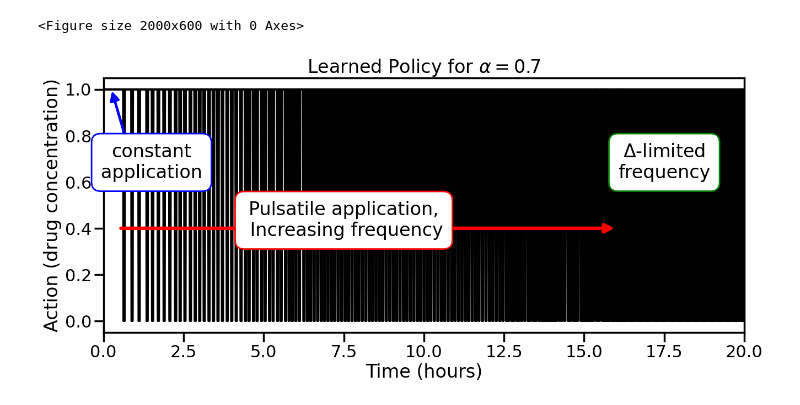
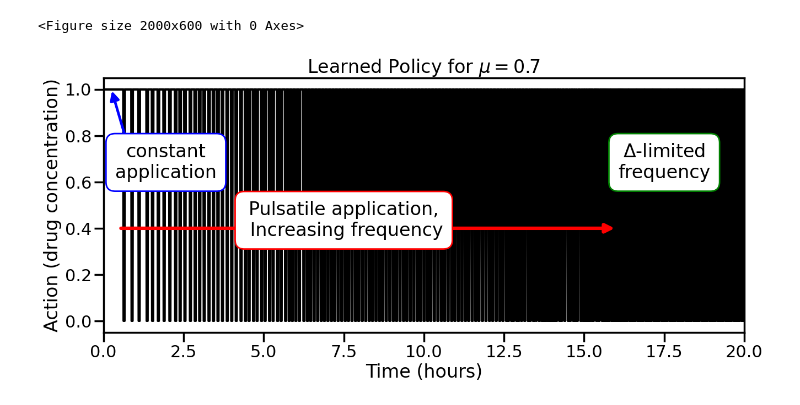
Before and after one commit to JacobHA/RL4Dosing, a Jupyter notebook: plot_data.ipynb, the cells around one changed output. Saved outputs shown, nothing was run; the diff lists cells and outputs as text; code cells hidden in the pictures.

```diff
--- a/plot_data.ipynb
+++ b/plot_data.ipynb
@@ -237,37 +237,38 @@ ax.plot(x,all_actions, 'k')
 ax.set_xlim(0,20)
 ax.set_ylabel('Action (drug concentration)')
 ax.set_xlabel('Time (hours)')
-ax.set_title(rf'Learned Policy for $\alpha={alpha}$')
+ax.set_title(rf'Learned Policy for $\mu={alpha}$')
 # Add a blue arrow annotation
 # Adjust the arrow annotation, shift it up by increasing the y-coordinates
 ax.annotate('', xy=(0.25, 1.0), xytext=(1.1, 0.6),  # shifted up by adjusting y values
              arrowprops=dict(color='blue', arrowstyle='-|>', lw=3.5))
 
 # Adjust the text annotation, shift it up by increasing the y value
-ax.text(1.5, 0.6, "constant\napplication", ha='center', va='bottom',
+ax.text(1.95, 0.6, "constant\napplication", ha='center', va='bottom',
         bbox=dict(facecolor='white', edgecolor='blue', boxstyle='round,pad=0.5'))
 
 
 # Sample axis labels and title
 ax.set_xlabel("Time (hours)")
 ax.set_ylabel("Action (drug concentration)")
-ax.set_title(rf"Learned Policy for $\alpha={alpha}$")
+ax.set_title(rf"Learned Policy for $\mu={alpha}$")
 
 # Draw a big arrow to indicate the pulsatile region
 ax.annotate('', xy=(16, 0.4), xytext=(0.5, 0.4),
              arrowprops=dict(color='red', arrowstyle='-|>', lw=4.5))
 
 ax.text(7.5, 0.35, "Pulsatile application,\n Increasing frequency", ha='center', va='bottom',
         bbox=dict(facecolor='white', edgecolor='red', boxstyle='round,pad=0.5'))
 
 # Similar to constant application, show a final region for the dt-limited region at the end
 # ax.annotate('', xy=(14, 1.0), xytext=(13, 0.6),
 #              arrowprops=dict(color='green', arrowstyle='-|>', lw=3.5))
 ax.text(17.5, 0.6, "$\\Delta$-limited\nfrequency", ha='center', va='bottom',
         bbox=dict(facecolor='white', edgecolor='green', boxstyle='round,pad=0.5'))
 
+plt.savefig('learned_policy.png', dpi=400, bbox_inches='tight')
 # Display the plot
 plt.show()
 # %% [output]
 <Figure size 2000x600 with 0 Axes>
-[figure, old version]
+[figure, new version]
```
Also changed, not shown: parts of 5 cells of this notebook, 2 other files.
